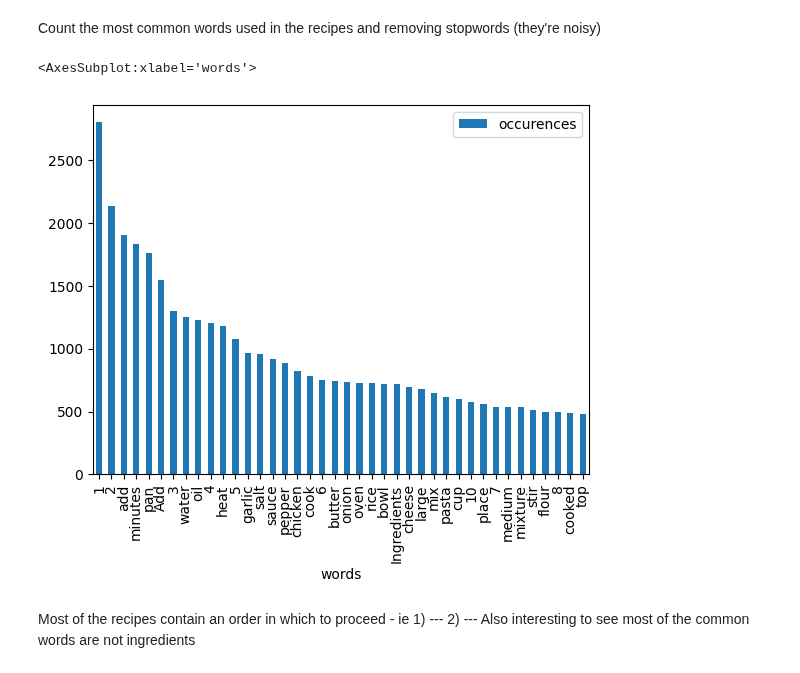
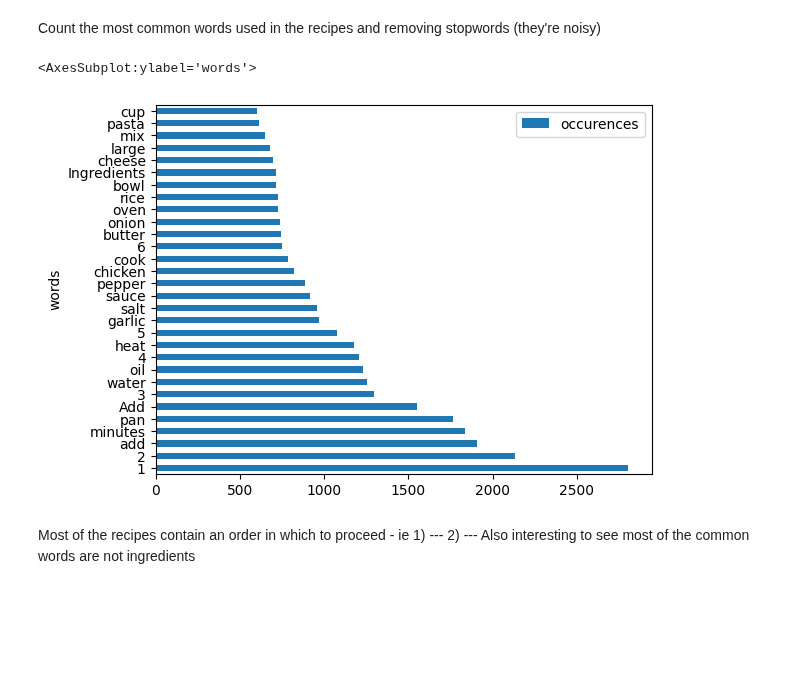
Before and after one commit to lucamouchel/Understanding-Revision-Behavior, a Jupyter notebook: Project.ipynb, the cells around one changed output. Saved outputs shown, nothing was run; the diff lists cells and outputs as text; code cells hidden in the pictures; blank space fills up the shorter version.

Commit message:
added plots

```diff
--- a/Project.ipynb
+++ b/Project.ipynb
@@ -138,22 +126,22 @@ Count the most common words used in the recipes and removing stopwords (they're
 # %%
 data = pd.read_csv(csv_filename)['recipe'].values
 stop_words = set(stopwords.words('english'))
 recipes_copy = list(map(lambda _ : word_tokenize(_), data.copy()))
 recipes_without_stopwords = []
 for recipe in recipes_copy:
     recipes_without_stopwords.append([w for w in recipe if not w.lower() in stop_words])
 
 flat_list = [item for sublist in recipes_without_stopwords for item in sublist]
 flat_list = list(filter(lambda char : char not in [',', '.', '-', ':', '(', ')'], flat_list))
 c = Counter(flat_list)
 
-dframe = pd.DataFrame(c.most_common(40))
+dframe = pd.DataFrame(c.most_common(30))
 dframe.columns = ['words', 'occurences']
 
-dframe.plot(kind='bar', x='words', y='occurences', linewidth=1)
+dframe.plot(kind='barh', x='words', y='occurences', linewidth=1)
 # %% [output]
-<AxesSubplot:xlabel='words'>
+<AxesSubplot:ylabel='words'>
-[figure, old version]
+[figure, new version]
 # %% [markdown]
 Most of the recipes contain an order in which to proceed - ie 1) --- 2) ---
 Also interesting to see most of the common words are not ingredients
```
Also changed, not shown: parts of 5 cells of this notebook.
